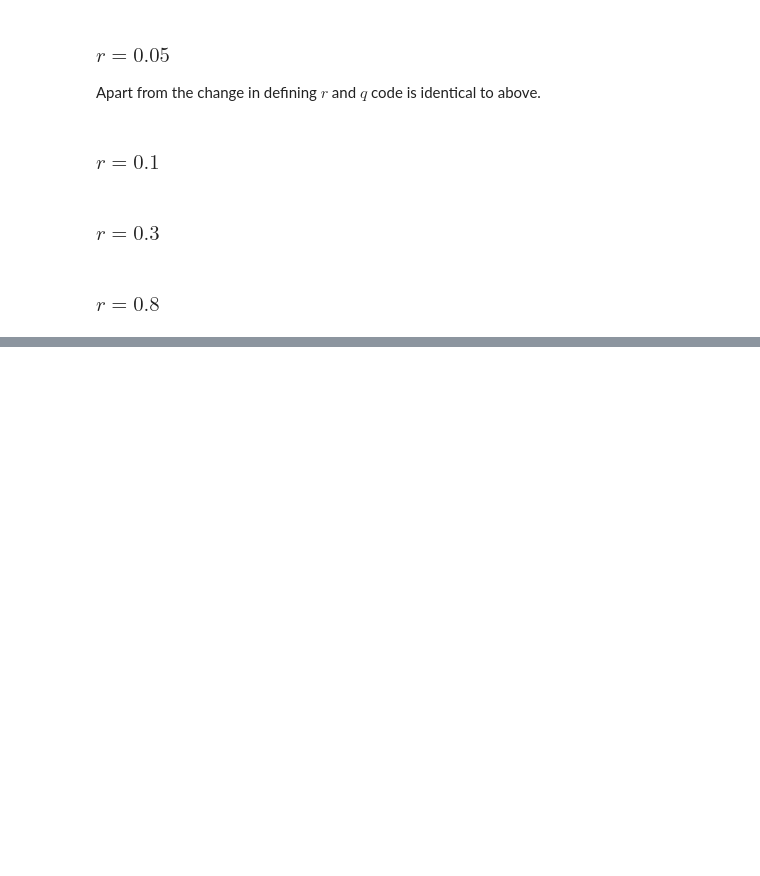
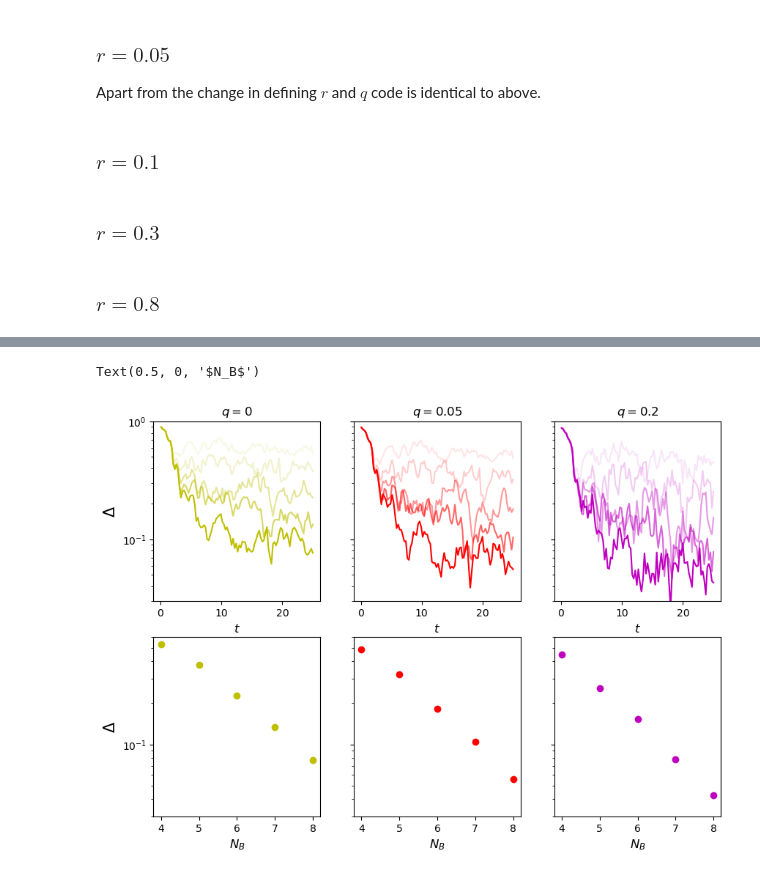
Before and after one commit to DaanTimmers/Summer_23, a Jupyter notebook: new_ensemble.ipynb, the cells around one changed output, grey strips where cells are left out. Saved outputs shown, nothing was run; the diff lists cells and outputs as text; code cells hidden in the pictures; blank space fills up the shorter version.

```diff
--- a/new_ensemble.ipynb
+++ b/new_ensemble.ipynb
@@ -1399,0 +1622,60 @@ axes[1,2].set_xlabel('$N_B$',size=12)
+# %%
+# Plot
+fig, axes = plt.subplots(nrows=2,ncols=3,figsize=(10,7))
+
+# distances for different N_B with time on a log scale
+axes[0,0].plot(times, xi_sizes[0,0], color='y', alpha=0.1)
+axes[0,0].plot(times, xi_sizes[1,0], color='y', alpha=0.2)
+axes[0,0].plot(times, xi_sizes[2,0], color='y', alpha=0.4)
+axes[0,0].plot(times, xi_sizes[3,0], color='y', alpha=0.6)
+axes[0,0].plot(times, xi_sizes[4,0], color='y', alpha=1)
+axes[0,0].set_yscale('log')
+axes[0,0].set_ylim(0.03,1)
+axes[0,0].set_ylabel('$\Delta$',size=15)
+axes[0,0].set_xlabel('$t$',size=12)
+axes[0,0].set_title('$q=0$')
+
+axes[0,1].plot(times, xi_sizes[0,1], color='r', alpha=0.1)
+axes[0,1].plot(times, xi_sizes[1,1], color='r', alpha=0.2)
+axes[0,1].plot(times, xi_sizes[2,1], color='r', alpha=0.4)
+axes[0,1].plot(times, xi_sizes[3,1], color='r', alpha=0.6)
+axes[0,1].plot(times, xi_sizes[4,1], color='r', alpha=1)
+axes[0,1].set_yscale('log')
+axes[0,1].set_ylim(0.03,1)
+axes[0,1].set_yticklabels('')
+axes[0,1].set_xlabel('$t$',size=12)
+axes[0,1].set_title('$q=0.05$')
+
+axes[0,2].plot(times, xi_sizes[0,2], color='m', alpha=0.1)
+axes[0,2].plot(times, xi_sizes[1,2], color='m', alpha=0.2)
+axes[0,2].plot(times, xi_sizes[2,2], color='m', alpha=0.4)
+axes[0,2].plot(times, xi_sizes[3,2], color='m', alpha=0.6)
+axes[0,2].plot(times, xi_sizes[4,2], color='m', alpha=1)
+axes[0,2].set_yscale('log')
+axes[0,2].set_ylim(0.03,1)
+axes[0,2].set_yticklabels('')
+axes[0,2].set_xlabel('$t$',size=12)
+axes[0,2].set_title('$q=0.2$')
+
+# Late time scaling of distance with N_B, as well as comparison with Haar ensemble, again for three moments
+axes[1,0].plot(N_Bs, xi_sizes[:,0,-1], 'yo')
+axes[1,0].set_yscale('log')
+axes[1,0].set_ylim(0.03,0.6)
+axes[1,0].set_ylabel('$\Delta$',size=15)
+axes[1,0].set_xlabel('$N_B$',size=12)
+
+axes[1,1].plot(N_Bs, xi_sizes[:,1,-1], 'ro')
+axes[1,1].set_yscale('log')
+axes[1,1].set_ylim(0.03,0.6)
+axes[1,1].set_yticklabels('')
+axes[1,1].set_xlabel('$N_B$',size=12)
+
+
+axes[1,2].plot(N_Bs, xi_sizes[:,2,-1], 'mo')
+axes[1,2].set_yscale('log')
+axes[1,2].set_ylim(0.03,0.6)
+axes[1,2].set_yticklabels('')
+axes[1,2].set_xlabel('$N_B$',size=12)
+# %% [output]
+Text(0.5, 0, '$N_B$')
+[figure, added]
```
Also changed, not shown: parts of 12 cells of this notebook.
